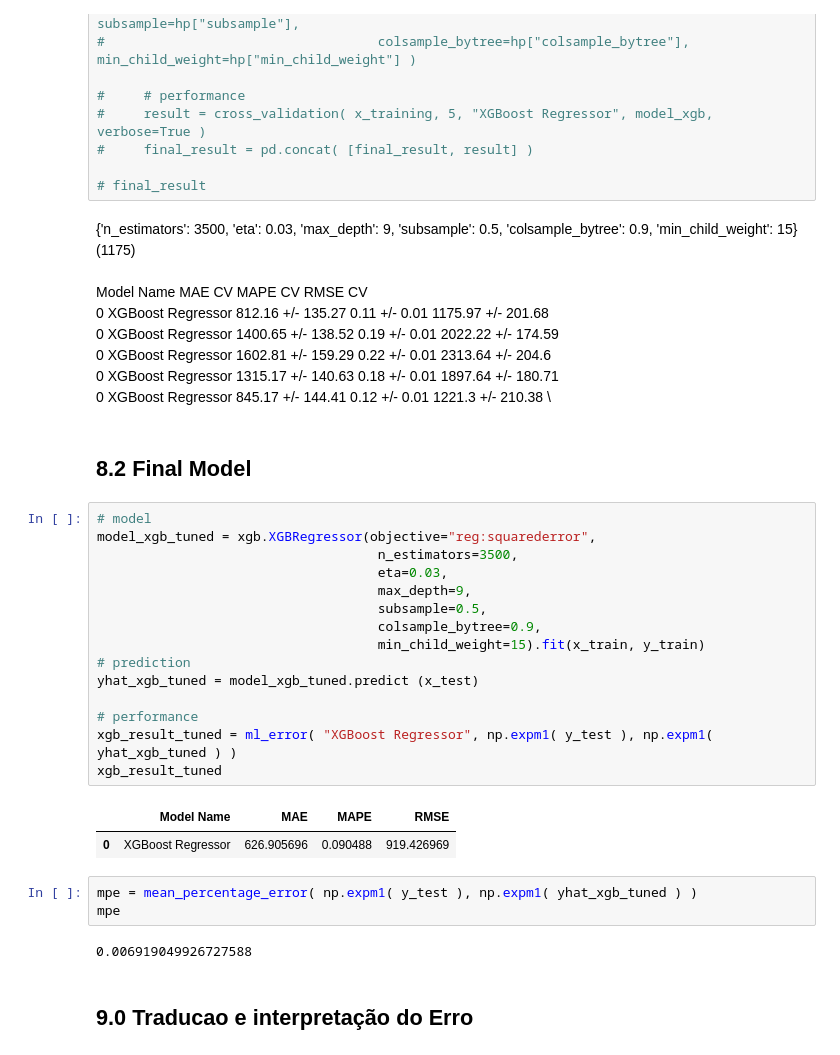
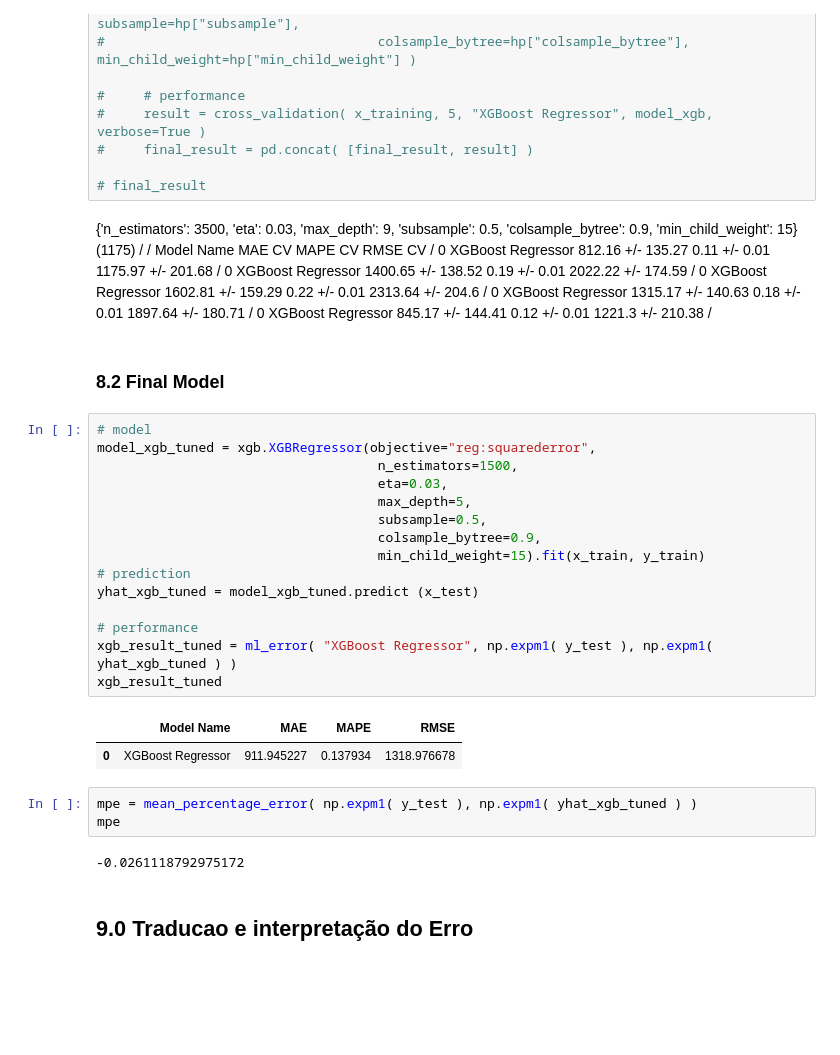
Before and after one commit to VivaldoHermes/Store_Sales_Prediction, a Jupyter notebook: 10_Store_Sales_Prediction.ipynb, the cells around one changed output. Cells and saved outputs as stored; diff of their text form; blank space fills up the shorter version.

Commit message:
atualizacao do modelo

```diff
--- a/10_Store_Sales_Prediction.ipynb
+++ b/10_Store_Sales_Prediction.ipynb
@@ -1224,39 +1226,39 @@ com XGboost, esse mesmo projeto teria o tamnho de 300mb. O Custo com servidor **
 
 # final_result
 # %% [markdown]
-{'n_estimators': 3500, 'eta': 0.03, 'max_depth': 9, 'subsample': 0.5, 'colsample_bytree': 0.9, 'min_child_weight': 15} (1175) \
-\
-Model Name	MAE CV	MAPE CV	RMSE CV \
-0	XGBoost Regressor	812.16 +/- 135.27	0.11 +/- 0.01	1175.97 +/- 201.68 \
-0	XGBoost Regressor	1400.65 +/- 138.52	0.19 +/- 0.01	2022.22 +/- 174.59 \
-0	XGBoost Regressor	1602.81 +/- 159.29	0.22 +/- 0.01	2313.64 +/- 204.6  \
-0	XGBoost Regressor	1315.17 +/- 140.63	0.18 +/- 0.01	1897.64 +/- 180.71 \
-0	XGBoost Regressor	845.17 +/- 144.41	0.12 +/- 0.01	1221.3 +/- 210.38  \
+{'n_estimators': 3500, 'eta': 0.03, 'max_depth': 9, 'subsample': 0.5, 'colsample_bytree': 0.9, 'min_child_weight': 15} (1175) /
+/
+Model Name	MAE CV	MAPE CV	RMSE CV /
+0	XGBoost Regressor	812.16 +/- 135.27	0.11 +/- 0.01	1175.97 +/- 201.68 /
+0	XGBoost Regressor	1400.65 +/- 138.52	0.19 +/- 0.01	2022.22 +/- 174.59 /
+0	XGBoost Regressor	1602.81 +/- 159.29	0.22 +/- 0.01	2313.64 +/- 204.6  /
+0	XGBoost Regressor	1315.17 +/- 140.63	0.18 +/- 0.01	1897.64 +/- 180.71 /
+0	XGBoost Regressor	845.17 +/- 144.41	0.12 +/- 0.01	1221.3 +/- 210.38  /
 # %% [markdown]
-## 8.2 Final Model
+### 8.2 Final Model
 # %%
 # model
 model_xgb_tuned = xgb.XGBRegressor(objective="reg:squarederror",
-                                    n_estimators=3500,
+                                    n_estimators=1500,
                                     eta=0.03,
-                                    max_depth=9,
+                                    max_depth=5,
                                     subsample=0.5,
                                     colsample_bytree=0.9,
                                     min_child_weight=15).fit(x_train, y_train)
 # prediction
 yhat_xgb_tuned = model_xgb_tuned.predict (x_test)
 
 # performance
 xgb_result_tuned = ml_error( "XGBoost Regressor", np.expm1( y_test ), np.expm1( yhat_xgb_tuned ) )
 xgb_result_tuned
 # %% [output]
 |  | Model Name | MAE | MAPE | RMSE |
-| 0 | XGBoost Regressor | 626.905696 | 0.090488 | 919.426969 |
+| 0 | XGBoost Regressor | 911.945227 | 0.137934 | 1318.976678 |
 # %%
 mpe = mean_percentage_error( np.expm1( y_test ), np.expm1( yhat_xgb_tuned ) )
 mpe
 # %% [output]
-0.006919049926727588
+-0.0261118792975172
 # %% [markdown]
 ## 9.0 Traducao e interpretação do Erro
 # %%
```
Also changed, not shown: parts of 93 cells of this notebook, 8 other files.
